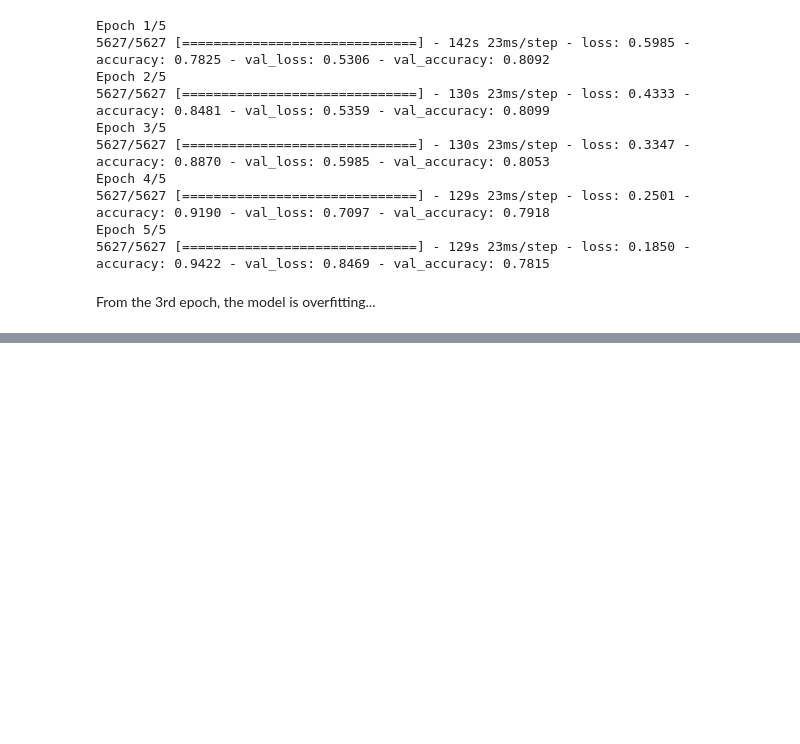
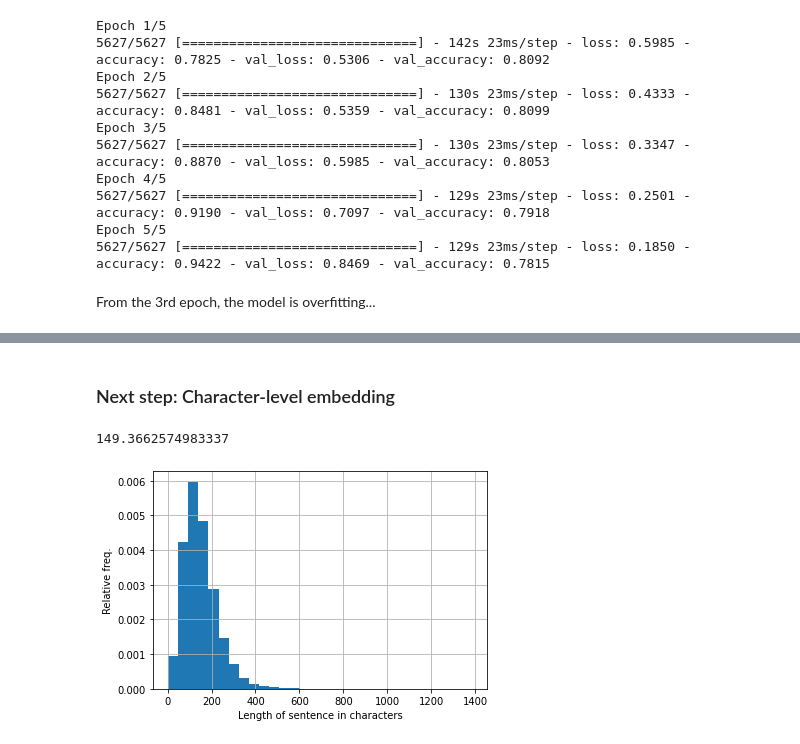
Before and after one commit to nicolasvazquez95/Aprendiendo_DeepLearning, a Jupyter notebook: projects/02_SkimLit_NLP.ipynb, the cells around one changed output, grey strips where cells are left out. Drawn from its saved outputs; the diff is of its cells as text; code cells hidden in the pictures; blank space fills up the shorter version.

```diff
--- a/projects/02_SkimLit_NLP.ipynb
+++ b/projects/02_SkimLit_NLP.ipynb
@@ -357,0 +418,2 @@ From the 3rd epoch, the model is overfitting...
+# %% [markdown]
+### Next step: Character-level embedding
@@ -357,0 +428,14 @@ From the 3rd epoch, the model is overfitting...
+# %%
+# Mean character length
+char_lens = [len(char_sentence) for char_sentence in X_train]
+np.mean(char_lens)
+# %% [output]
+149.3662574983337
+# %%
+from matplotlib import pyplot as plt
+plt.hist(char_lens,bins=30,density=True,cumulative=False)
+plt.grid()
+plt.xlabel('Length of sentence in characters');plt.ylabel('Relative freq.')
+plt.show()
+# %% [output]
+[figure, added]
```
Also changed, not shown: parts of 17 cells of this notebook.
